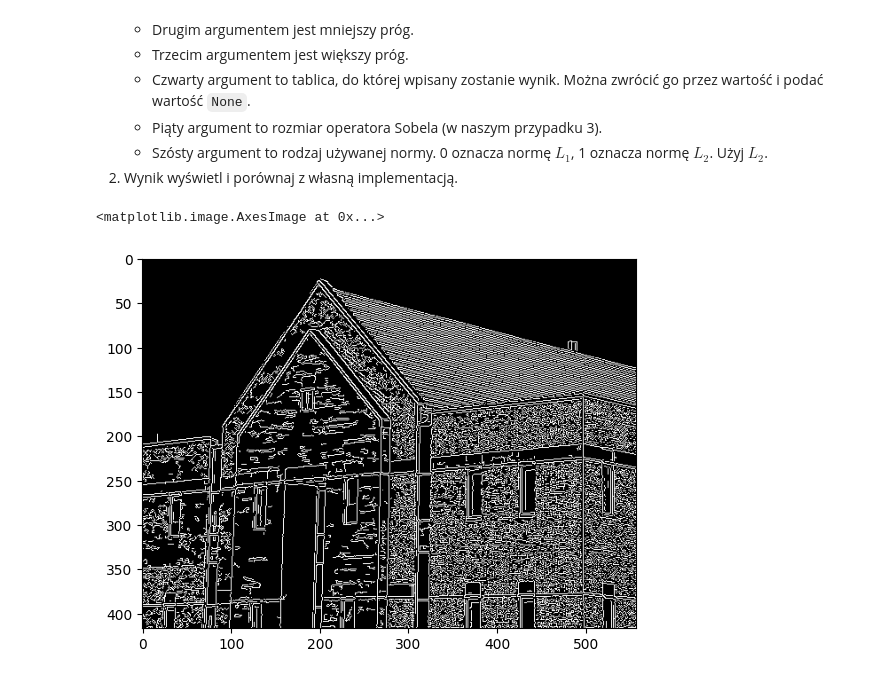
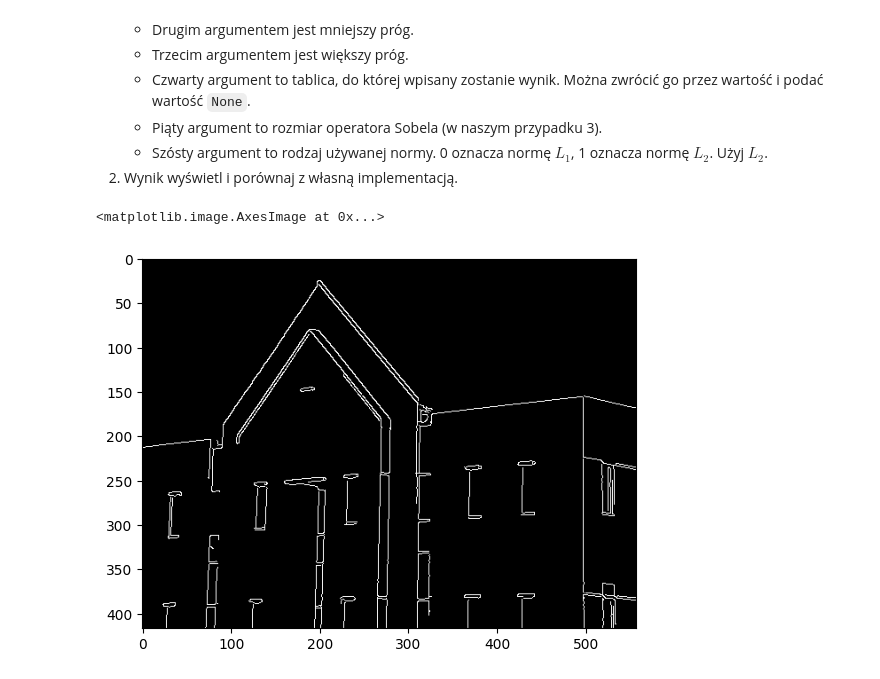
Before and after one commit to maciejbobrek/Image-Processing, a Jupyter notebook: Przetwarzanie Obrazów Cyfrowych/lab9/09_Canny.ipynb, the cells around one changed output. Drawn from its saved outputs; the diff is of its cells as text; code cells hidden in the pictures.

```diff
--- a/Przetwarzanie Obrazów Cyfrowych/lab9/09_Canny.ipynb
+++ b/Przetwarzanie Obrazów Cyfrowych/lab9/09_Canny.ipynb
@@ -272,0 +207,6 @@ plt.imshow(canny(dom, 59, 177),'gray')
+# %%
+TH = 300
+TL = 100
+GAUSS = 3
+SIGMA = 0
+domGauss = cv2.GaussianBlur(dom, (GAUSS, GAUSS), SIGMA)
@@ -284,7 +330,8 @@ plt.imshow(canny(dom, 59, 177),'gray')
     0 oznacza normę $L_1$, 1 oznacza normę $L_2$. Użyj $L_2$.
 2. Wynik wyświetl i porównaj z własną implementacją.
 # %%
-plt.imshow(cv2.Canny(dom, 30, 60, None, 3, 1), 'gray')
+domCanny = cv2.Canny(domGauss, TL, TH, None, 3, 1)
+plt.imshow(domCanny, 'gray')
 # %% [output]
 <matplotlib.image.AxesImage at 0x...>
-[figure, old version]
+[figure, new version]
```
Also changed, not shown: parts of 17 cells of this notebook, 9 other files.
